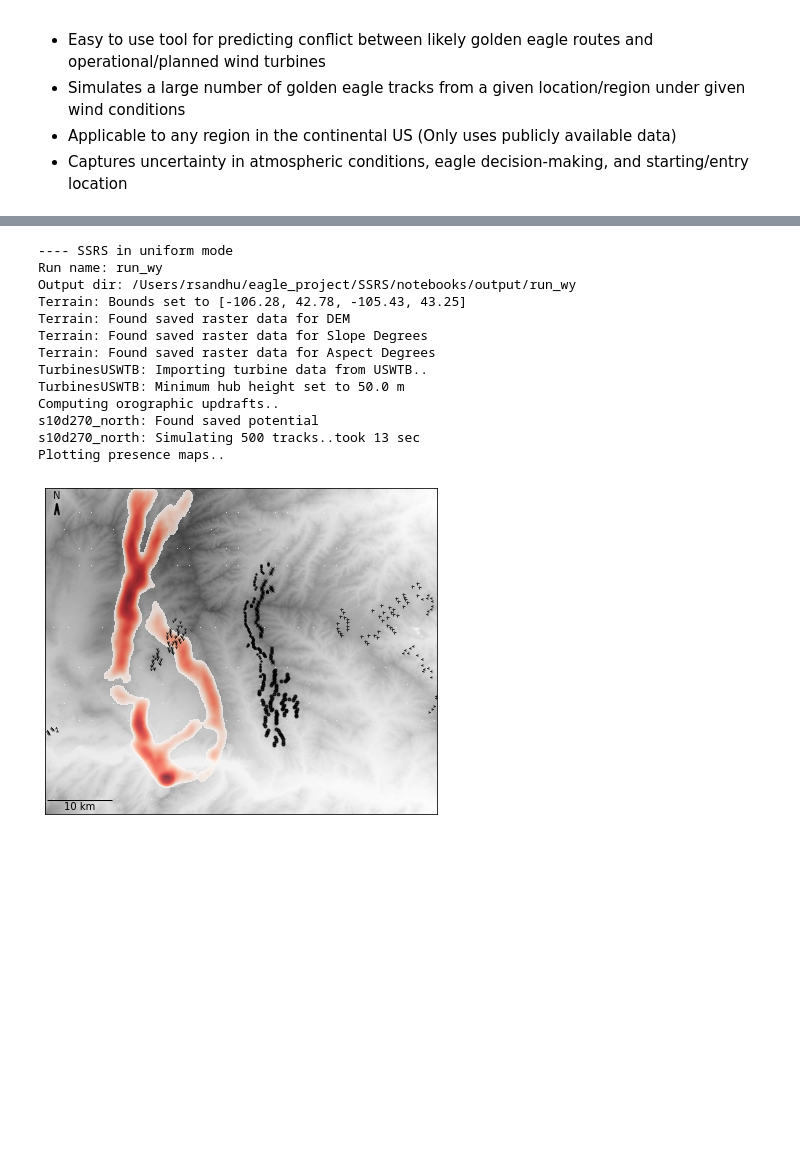
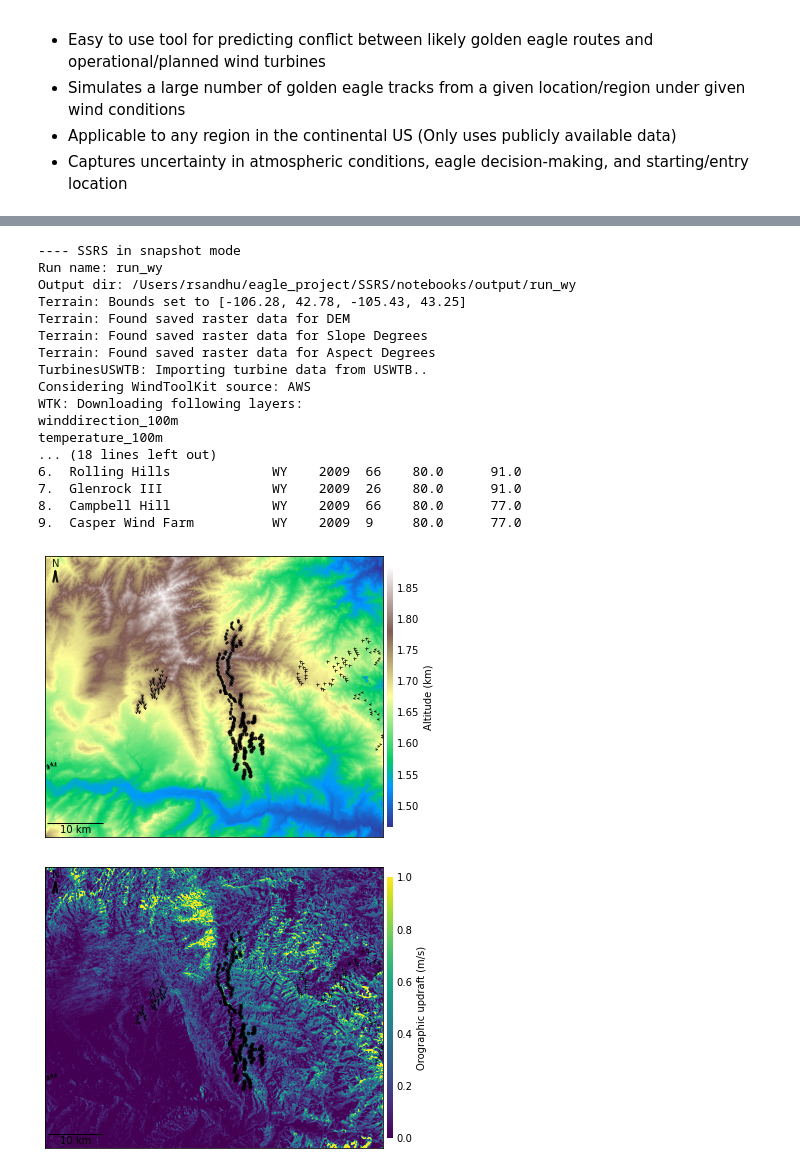
Before and after one commit to NREL/SSRS, a Jupyter notebook: notebooks/ssrs_wy.ipynb, the cells around one changed output, grey strips where cells are left out. Drawn from its saved outputs; the diff is of its cells as text; code cells hidden in the pictures; blank space fills up the shorter version.

Commit message:
fixed errors in track simulation

```diff
--- a/notebooks/ssrs_wy.ipynb
+++ b/notebooks/ssrs_wy.ipynb
@@ -21,9 +17,9 @@ https://www.usgs.gov/3d-elevation-program
 # %%
-# snapshot mode in Wyoming on 17 June 2010 at 1 pm
+# Uniform mode
 config_wy_uniform = Config(
     # terrain parameters
     run_name='run_wy',
-    southwest_lonlat=(42.78, -106.21),
+    southwest_lonlat=(-106.21, 42.78),
     region_width_km=(60., 50.),
     resolution=100.,
     # simulation parameters
@@ -31,11 +27,14 @@ config_wy_uniform = Config(
     uniform_winddirn=270.,
     uniform_windspeed=10.,
     track_direction=0.,
-    track_count = 500,
-    track_start_region=(20, 21, 0, 0)
+    track_count = 1000,
+    track_start_region=(5, 55, 1, 2)
 )
-#print(config_wy_snapshot)
-sim = Simulator(**asdict(config_wy_uniform))
+sim = Simulator(config_wy_uniform)
+sim.simulate_tracks()
+sim.plot_terrain_elevation(show=True)
+sim.plot_simulation_output(show=True)
+sim.turbines.print_details()
 # %% [output]
 ---- SSRS in uniform mode
 Run name: run_wy
@@ -88,24 +62,32 @@ Plotting presence maps..
 # %%
-config_wy_uniform = replace(
+config_wy_snapshot = replace(
     config_wy_uniform,
-    track_start_region=(18, 19, 5, 5)
+    sim_mode='snapshot',
+    snapshot_datetime=(2014, 12, 1, 15),
+    track_direction=0.,
 )
-sim = Simulator(**asdict(config_wy_uniform))
+sim = Simulator(config_wy_snapshot)
 sim.simulate_tracks()
-#sim.plot_simulated_tracks(show=True)
-sim.plot_presence_maps(show=True)
+sim.plot_terrain_elevation(show=True)
+sim.plot_simulation_output(show=True)
+sim.turbines.print_details()
 # %% [output]
----- SSRS in uniform mode
+---- SSRS in snapshot mode
 Run name: run_wy
 Output dir: /Users/rsandhu/eagle_project/SSRS/notebooks/output/run_wy
 Terrain: Bounds set to [-106.28, 42.78, -105.43, 43.25]
 Terrain: Found saved raster data for DEM
 Terrain: Found saved raster data for Slope Degrees
 Terrain: Found saved raster data for Aspect Degrees
 TurbinesUSWTB: Importing turbine data from USWTB..
-TurbinesUSWTB: Minimum hub height set to 50.0 m
-Computing orographic updrafts..
-s10d270_north: Found saved potential
-s10d270_north: Simulating 500 tracks..took 13 sec
-Plotting presence maps..
+Considering WindToolKit source: AWS
+WTK: Downloading following layers:
+winddirection_100m
+temperature_100m
+... (18 lines left out)
+6.  Rolling Hills             WY    2009  66    80.0      91.0
+7.  Glenrock III              WY    2009  26    80.0      91.0
+8.  Campbell Hill             WY    2009  66    80.0      77.0
+9.  Casper Wind Farm          WY    2009  9     80.0      77.0
-[figure, old version]
+[figure, new version]
+[figure, added]
```
Also changed, not shown: parts of 20 cells of this notebook, 13 other files.
